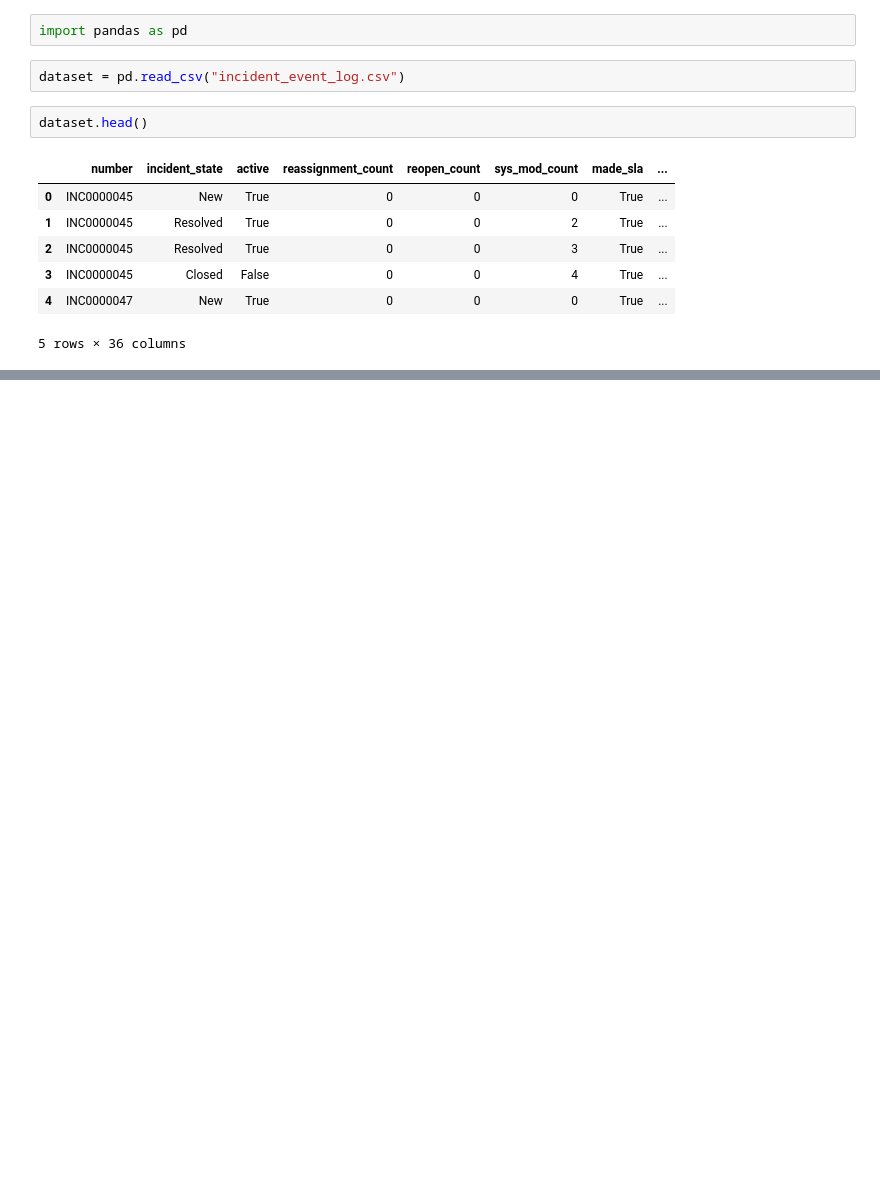
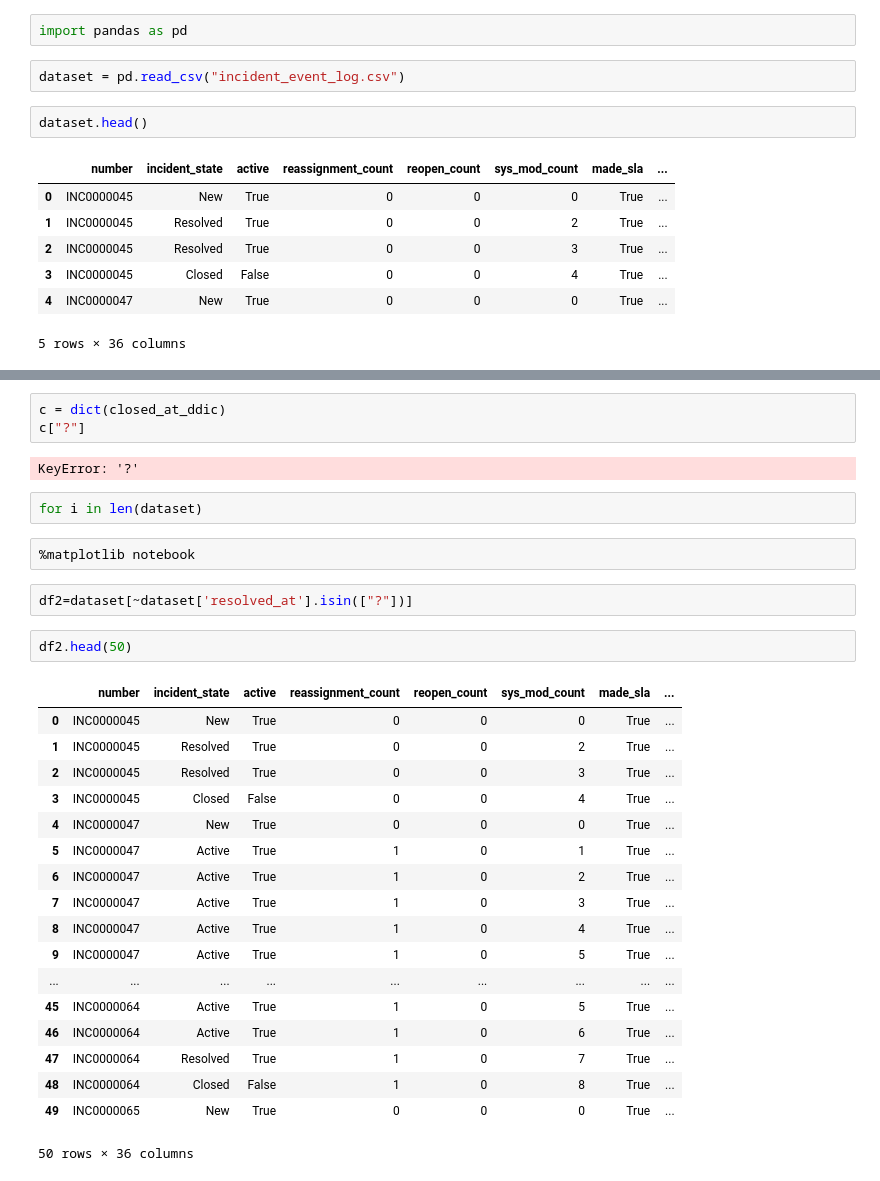
Before and after one commit to unclestay/ESILV---Python-for-data-analysis---devoir-2020, a Jupyter notebook: project.ipynb, the cells around one changed output, grey strips where cells are left out. Cells and saved outputs as stored; diff of their text form; blank space fills up the shorter version.

```diff
--- a/project.ipynb
+++ b/project.ipynb
@@ -34,0 +341,32 @@ dtype: bool
+# %%
+c = dict(closed_at_ddic)
+c["?"]
+# %% [output]
+KeyError: '?'
+# %%
+for i in len(dataset)
+# %%
+%matplotlib notebook
+# %%
+df2=dataset[~dataset['resolved_at'].isin(["?"])]
+# %%
+df2.head(50)
+# %% [output]
+|  | number | incident_state | active | reassignment_count | reopen_count | sys_mod_count | made_sla | ... |
+| 0 | INC0000045 | New | True | 0 | 0 | 0 | True | ... |
+| 1 | INC0000045 | Resolved | True | 0 | 0 | 2 | True | ... |
+| 2 | INC0000045 | Resolved | True | 0 | 0 | 3 | True | ... |
+| 3 | INC0000045 | Closed | False | 0 | 0 | 4 | True | ... |
+| 4 | INC0000047 | New | True | 0 | 0 | 0 | True | ... |
+| 5 | INC0000047 | Active | True | 1 | 0 | 1 | True | ... |
+| 6 | INC0000047 | Active | True | 1 | 0 | 2 | True | ... |
+| 7 | INC0000047 | Active | True | 1 | 0 | 3 | True | ... |
+| 8 | INC0000047 | Active | True | 1 | 0 | 4 | True | ... |
+| 9 | INC0000047 | Active | True | 1 | 0 | 5 | True | ... |
+| ... | ... | ... | ... | ... | ... | ... | ... | ... |
+| 45 | INC0000064 | Active | True | 1 | 0 | 5 | True | ... |
+| 46 | INC0000064 | Active | True | 1 | 0 | 6 | True | ... |
+| 47 | INC0000064 | Resolved | True | 1 | 0 | 7 | True | ... |
+| 48 | INC0000064 | Closed | False | 1 | 0 | 8 | True | ... |
+| 49 | INC0000065 | New | True | 0 | 0 | 0 | True | ... |
+50 rows × 36 columns
```
Also changed, not shown: parts of 33 cells of this notebook.
